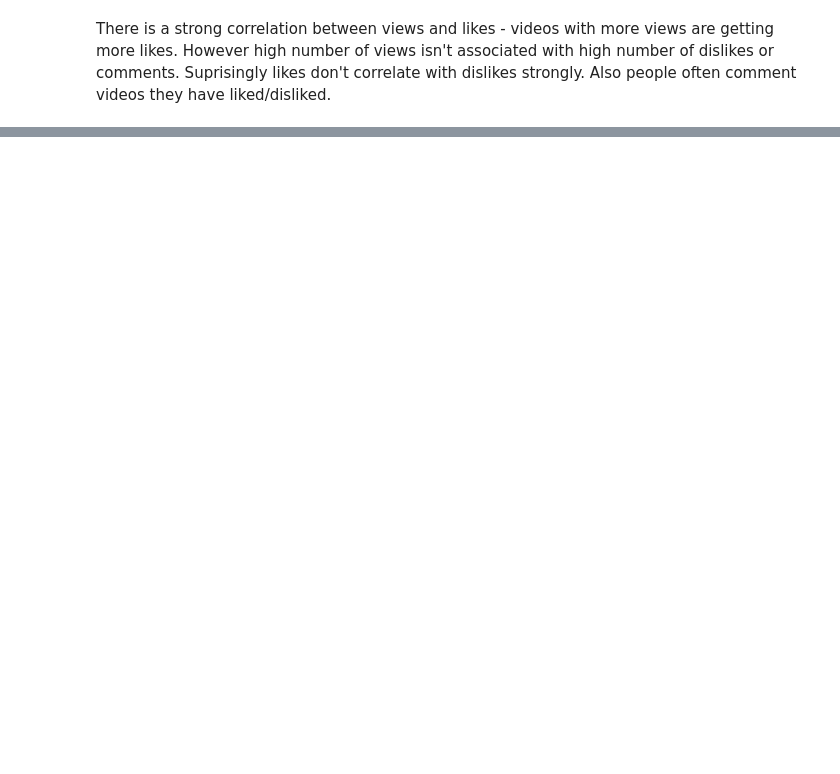
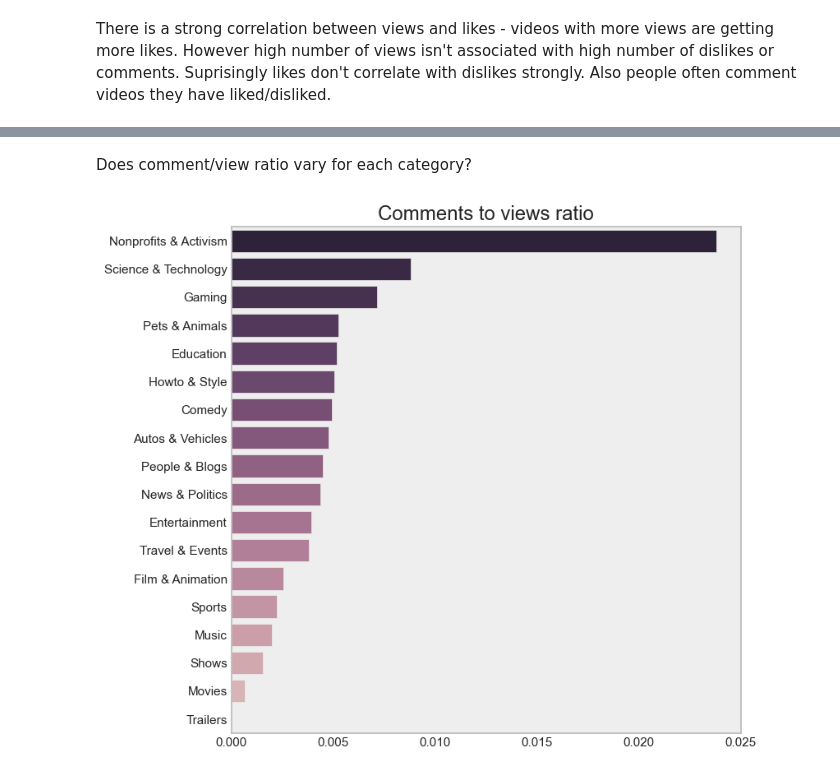
Before and after one commit to Eugeniy-Makarevich/Youtube-trending-videos, a Jupyter notebook: youtube_videos.ipynb, the cells around one changed output, grey strips where cells are left out. Drawn from its saved outputs; the diff is of its cells as text; code cells hidden in the pictures; blank space fills up the shorter version.

```diff
--- a/youtube_videos.ipynb
+++ b/youtube_videos.ipynb
@@ -334,0 +368,17 @@ There is a strong correlation between views and likes - videos with more views a
+# %% [markdown]
+Does  comment/view ratio vary for each category?
+# %%
+filt = uniqueDF['ratings_disabled'] == False
+df1 = uniqueDF[filt]
+df1 = df1.groupby(['category']).agg({'comment_count':'sum',
+                   'views':'sum'}).apply(lambda x: (x[0]/x[1]),
+                    axis=1).sort_values(ascending=False)
+
+fig, ax = plt.subplots(figsize=(8,8))
+bar = sns.barplot(x=df1.values, y=df1.index,
+                palette=sns.cubehelix_palette(n_colors=20,
+                                              reverse=True), ax=ax)
+title = ax.set_title('Comments to views ratio')
+ylabel = plt.ylabel(None)
+# %% [output]
+[figure, added]
```
Also changed, not shown: parts of 12 cells of this notebook.
